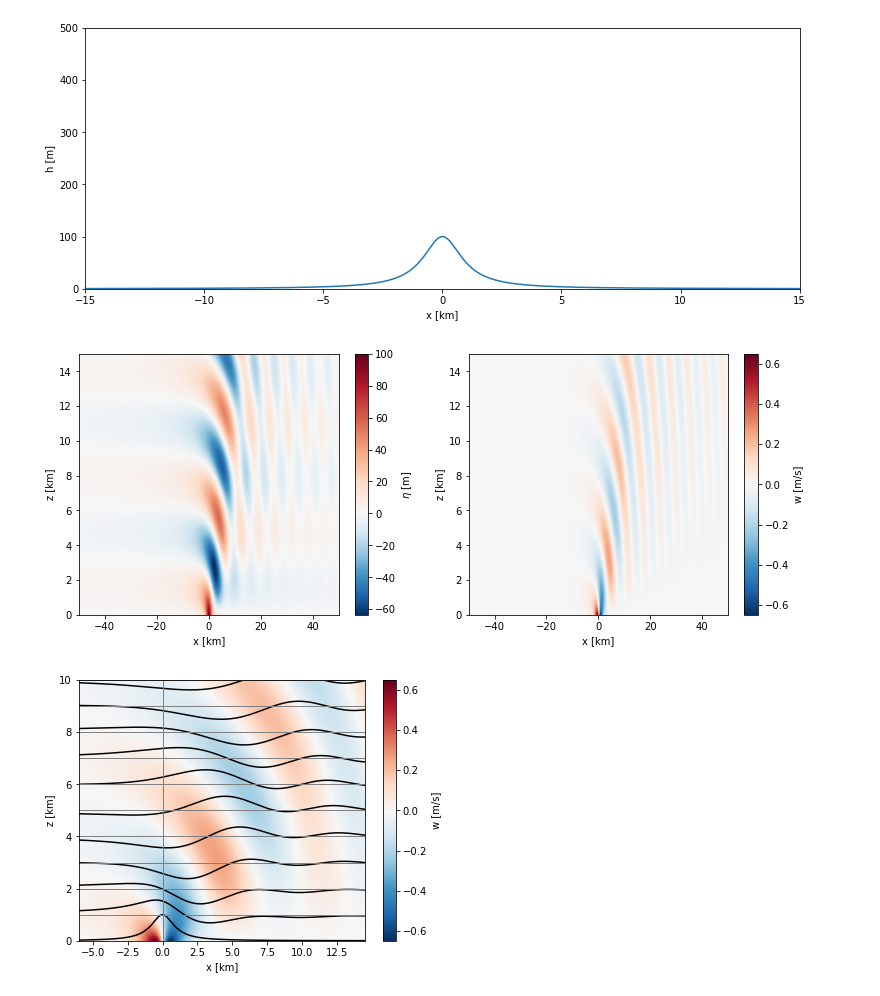
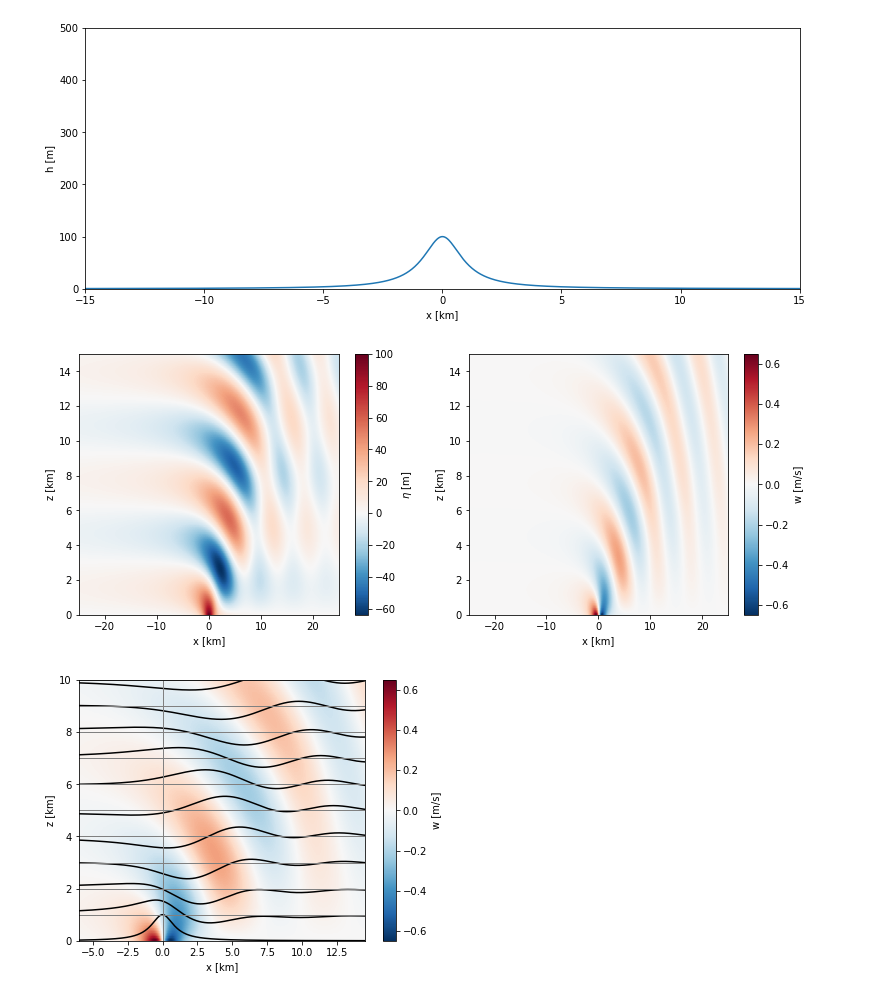
Before and after one commit to DriesAllaerts/lbow, a Jupyter notebook: notebooks/1-witch-of-Agnesi.ipynb, the cells around one changed output. Drawn from its saved outputs; the diff is of its cells as text; code cells hidden in the pictures.

```diff
--- a/notebooks/1-witch-of-Agnesi.ipynb
+++ b/notebooks/1-witch-of-Agnesi.ipynb
@@ -50,7 +50,7 @@ print('Vertical resolution is {} m'.format(dz))
 # %% [output]
 Vertical resolution is 100.0 m
 # %%
-model = LinearModel(xs,h(xs),U,N)
+model = HalfPlaneModel(xs,h(xs),U,N)
 # %%
 %%time
 eta = model.solve('eta',zs)
@@ -74,25 +74,25 @@ _ = ax.set(xlim=[-15,15],ylim=[0,500],xlabel='x [km]',ylabel='h [m]')
 # %%
 f,ax=plt.subplots(1,2,figsize=(12.8,4.8))
 im=ax[0].imshow(eta.T,
              origin='lower',
              extent=[xs[0]/1e3, xs[-1]/1e3, zs[0]/1e3, zs[-1]/1e3],
              aspect='auto',
              cmap='RdBu_r',
              norm=TwoSlopeNorm(vcenter=0.))
 cbar = f.colorbar(im,ax=ax[0],shrink=1.0,label=r'$\eta$ [m]')
-_ = ax[0].set(xlim=[-50,50],ylim=[0,15],xlabel='x [km]',ylabel='z [km]')
+_ = ax[0].set(xlim=[-25,25],ylim=[0,15],xlabel='x [km]',ylabel='z [km]')
 
 im=ax[1].imshow(w.T,
              origin='lower',
              extent=[xs[0]/1e3, xs[-1]/1e3, zs[0]/1e3, zs[-1]/1e3],
              aspect='auto',
              cmap='RdBu_r',
              norm=TwoSlopeNorm(vcenter=0.))
 # figure mark-up
 cbar = f.colorbar(im,ax=ax[1],shrink=1.0,label='w [m/s]')
-_ = ax[1].set(xlim=[-50,50],ylim=[0,15],xlabel='x [km]',ylabel='z [km]')
+_ = ax[1].set(xlim=[-25,25],ylim=[0,15],xlabel='x [km]',ylabel='z [km]')
 # %% [output]
-[figure, old version]
+[figure, new version]
 # %%
 f,ax=plt.subplots(1,1,figsize=(6.4,4.8))
 # background image showing vertical velocity contours
```
Also changed, not shown: parts of 3 cells of this notebook, 4 other files.
